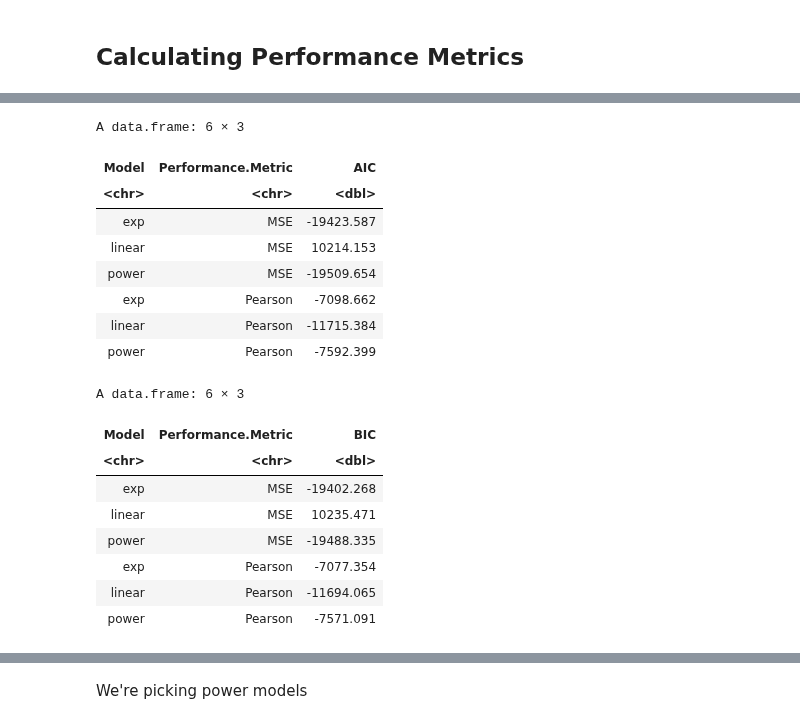
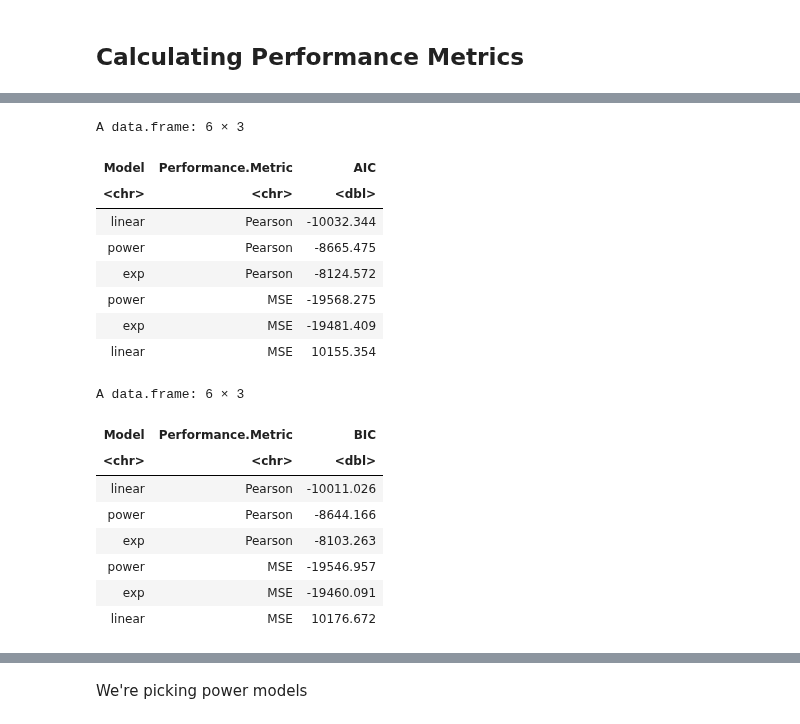
Before and after one commit to hmbaghdassarian/metastatic_potential, a Jupyter notebook: notebooks/A_rna_prediction/05B_assess_power_analysis.ipynb, the cells around one changed output, grey strips where cells are left out. Saved outputs shown, nothing was run; the diff lists cells and outputs as text; code cells hidden in the pictures.

```diff
--- a/notebooks/A_rna_prediction/05B_assess_power_analysis.ipynb
+++ b/notebooks/A_rna_prediction/05B_assess_power_analysis.ipynb
@@ -123,0 +74,15 @@ df<-res
+# %%
+res_ann<-read_csv(file.path(data_path, "processed", "power_analysis_ann_transcriptomics.csv"))
+res_ann<-res_ann[res_ann$set == 'test',]
+names(res_ann)<-c('fold', 'iteration', 'train_sample_size', 'set', 'test_corr')
+res_ann <- res_ann %>% select(-iteration, -set)
+res_ann$train_sample_size<-as.integer(gsub("^[^0-9]+", "", res_ann$train_sample_size))
+res_ann$model<-'ANN'
+
+# TODO: replace this with actual MSE results
+res_ann$test_mse<-res[res$model=='svr_poly',][['test_mse']] # REMOVE THIS
+
+col_names<-c('model', 'fold', 'train_sample_size', 'test_corr', 'test_mse')
+res<-rbind(res[col_names], res_ann[col_names])
+
+res$model <- factor(res$model, levels = c("svr_linear", "svr_rbf", "svr_poly", "ANN"))
@@ -532,7 +618,7 @@ calc_metrics <- function(model, data, ground_truth, log_transformed = FALSE) {
   return(c(MSE = mse, RMSE = rmse))
 }
 # %%
-input_models <- c("linear", "poly", "rbf") # the variable names here are a little confusing
+input_models <- c("svr_linear", "svr_poly", "svr_rbf", 'ANN') # the variable names here are a little confusing
 model_types <- c("linear", "power", "exp") # the variable names here are a little confusing
 power_models_out = list()
 flag <- 0 # Setting Sentinel
@@ -540,7 +626,7 @@ flag <- 0 # Setting Sentinel
 for (curr_input in input_models) {
     curr_df <- df %>%
     filter(
-        model == paste0("svr_", curr_input)
+        model == curr_input
     ) %>%
     mutate(
         log10_test_corr = log10(test_corr),
@@ -625,7 +711,7 @@ for (curr_input in input_models) {
         curr_metrics_mse$R2_adj <- summary(curr_mse_stat_model)$adj.r.squared
         curr_metrics_mse$AIC <- AIC(curr_mse_stat_model)
         curr_metrics_mse$BIC <- BIC(curr_mse_stat_model)
-        curr_metrics_mse$Input <- paste0(curr_input, "SVR")
+        curr_metrics_mse$Input <- curr_input
         curr_metrics_mse$Model <- curr_model
         curr_metrics_mse$TargetVariable <- "MSE"
 
@@ -644,7 +730,6 @@ for (curr_input in input_models) {
 
 final_df %>%
 arrange(
-    RMSE,
     desc(R2_adj)
 )
 # %% [output]
@@ -706,24 +795,32 @@ A data.frame: 6 × 3
 # %%
-aggregate(AIC ~ Model + Performance.Metric, data = final_df, FUN = mean)
+aggregate(AIC ~ Model + Performance.Metric, data = final_df, FUN = mean)%>%
+arrange(
+    desc(Performance.Metric),
+    AIC
+)
 # %% [output]
 A data.frame: 6 × 3
 | Model | Performance.Metric | AIC |
 | <chr> | <chr> | <dbl> |
-| exp | MSE | -19423.587 |
-| linear | MSE | 10214.153 |
-| power | MSE | -19509.654 |
-| exp | Pearson | -7098.662 |
-| linear | Pearson | -11715.384 |
-| power | Pearson | -7592.399 |
+| linear | Pearson | -10032.344 |
+| power | Pearson | -8665.475 |
+| exp | Pearson | -8124.572 |
+| power | MSE | -19568.275 |
+| exp | MSE | -19481.409 |
+| linear | MSE | 10155.354 |
 # %%
-aggregate(BIC ~ Model + Performance.Metric, data = final_df, FUN = mean)
+aggregate(BIC ~ Model + Performance.Metric, data = final_df, FUN = mean)%>%
+arrange(
+    desc(Performance.Metric),
+    BIC
+)
 # %% [output]
 A data.frame: 6 × 3
 | Model | Performance.Metric | BIC |
 | <chr> | <chr> | <dbl> |
-| exp | MSE | -19402.268 |
-| linear | MSE | 10235.471 |
-| power | MSE | -19488.335 |
-| exp | Pearson | -7077.354 |
-| linear | Pearson | -11694.065 |
-| power | Pearson | -7571.091 |
+| linear | Pearson | -10011.026 |
+| power | Pearson | -8644.166 |
+| exp | Pearson | -8103.263 |
+| power | MSE | -19546.957 |
+| exp | MSE | -19460.091 |
+| linear | MSE | 10176.672 |
```
Also changed, not shown: parts of 27 cells of this notebook, 6 other files.
